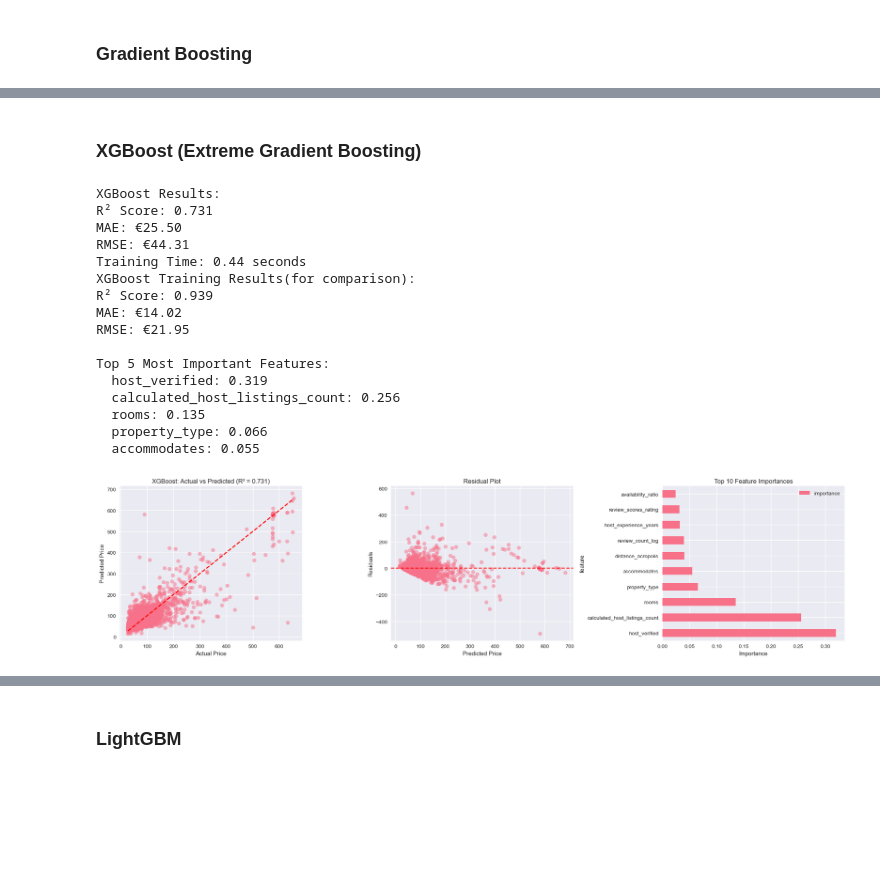
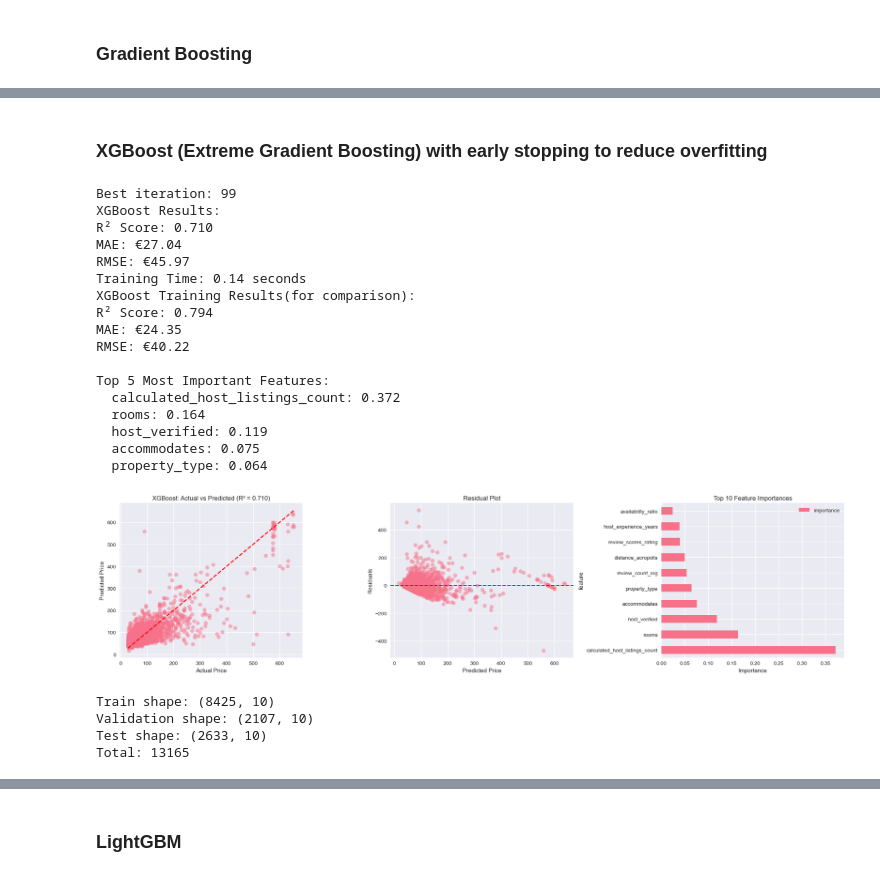
Before and after one commit to Ioannis-Stamatakis/price-prediction-athens-airbnb, a Jupyter notebook: Notebook/model_pipeline_notebook.ipynb, the cells around one changed output, grey strips where cells are left out. Saved outputs shown, nothing was run; the diff lists cells and outputs as text; code cells hidden in the pictures; blank space fills up the shorter version.

```diff
--- a/Notebook/model_pipeline_notebook.ipynb
+++ b/Notebook/model_pipeline_notebook.ipynb
@@ -364,7 +366,10 @@ X = model_df[all_features]
 y = model_df['price']
 
 # Split the data
-X_train, X_test, y_train, y_test = train_test_split(X, y, test_size=0.2, random_state=42)
+#X_train, X_test, y_train, y_test = train_test_split(X, y, test_size=0.2, random_state=42)
+X_temp, X_test, y_temp, y_test = train_test_split(X, y, test_size=0.2, random_state=42)
+X_train, X_val, y_train, y_val = train_test_split(X_temp, y_temp, test_size=0.2, random_state=42)
+
 
 print(f"Training set: {X_train.shape}")
 print(f"Test set: {X_test.shape}")
@@ -581,10 +593,13 @@ Top 5 Most Important Features:
 # Train Gradient Boosting
 start_time = time.time()
 gb_model = GradientBoostingRegressor(
-    n_estimators=200,
-    learning_rate=0.1,
-    max_depth=6,
-    subsample=0.8,
+    n_estimators=200,          # Will be reduced by early stopping
+    learning_rate=0.05,        # Reduce from 0.1 (slower learning)
+    max_depth=4,               # Reduce from 6
+    subsample=0.8,             # NEW: use 80% of data per tree
+    validation_fraction=0.2,   # NEW: use 20% for internal validation
+    n_iter_no_change=20,       # NEW: early stopping
+    tol=1e-4,                  # NEW: tolerance for improvement
     random_state=42
 )
 gb_model.fit(X_train, y_train)
@@ -657,22 +672,23 @@ Top 5 Most Important Features:
 # %% [markdown]
-### XGBoost (Extreme Gradient Boosting)
+### XGBoost (Extreme Gradient Boosting) with early stopping to reduce overfitting
 # %%
 # Scale features
 scaler_xgb = StandardScaler()
 numeric_indices = [i for i, col in enumerate(all_features) if col in numeric_features]
 X_train_xgb = X_train.copy()
 X_test_xgb = X_test.copy()
+X_val_xgb = X_val.copy()
 
 if numeric_indices:
     X_train_xgb.iloc[:, numeric_indices] = scaler_xgb.fit_transform(X_train.iloc[:, numeric_indices])
     X_test_xgb.iloc[:, numeric_indices] = scaler_xgb.transform(X_test.iloc[:, numeric_indices])
-
+    X_val_xgb.iloc[:, numeric_indices] = scaler_xgb.transform(X_val.iloc[:, numeric_indices])
 # Train XGBoost
 start_time = time.time()
 xgb_model = xgb.XGBRegressor(
-    n_estimators=300,
-    learning_rate=0.08,
-    max_depth=7,
+    n_estimators=100,
+    learning_rate=0.1,
+    max_depth=5,
     subsample=0.85,
     colsample_bytree=0.85,
     gamma=0.1,
@@ -680,12 +696,19 @@ xgb_model = xgb.XGBRegressor(
     reg_alpha=0.1,
     reg_lambda=0.1,
     random_state=42,
+    early_stopping_rounds=10,
+    eval_metric='mae',
     n_jobs=-1
 )
-xgb_model.fit(X_train_xgb, y_train)
-
+#xgb_model.fit(X_train_xgb, y_train)
+xgb_model.fit(
+    X_train_xgb, y_train,
+    eval_set=[(X_val_xgb, y_val)],
+    verbose=False
+)
+print(f"Best iteration: {xgb_model.best_iteration}")
 # Make predictions
-xgb_pred = xgb_model.predict(X_test_xgb)
+xgb_pred = xgb_model.predict(X_test_xgb,iteration_range=(0, xgb_model.best_iteration + 1))
 
 # Calculate metrics
 xgb_r2 = r2_score(y_test, xgb_pred)
@@ -724,43 +747,54 @@ for _, row in xgb_feature_importance.head(5).iterrows():
 # Visualize results
 fig, axes = plt.subplots(1, 3, figsize=(20, 5))
 
 # Actual vs Predicted
 axes[0].scatter(y_test, xgb_pred, alpha=0.5)
 axes[0].plot([y_test.min(), y_test.max()], [y_test.min(), y_test.max()], 'r--', lw=2)
 axes[0].set_xlabel('Actual Price')
 axes[0].set_ylabel('Predicted Price')
 axes[0].set_title(f'XGBoost: Actual vs Predicted (R² = {xgb_r2:.3f})')
 
 # Residuals
 residuals = y_test - xgb_pred
 axes[1].scatter(xgb_pred, residuals, alpha=0.5)
 axes[1].axhline(y=0, color='r', linestyle='--')
 axes[1].set_xlabel('Predicted Price')
 axes[1].set_ylabel('Residuals')
 axes[1].set_title('Residual Plot')
 
 # Feature importance
 xgb_feature_importance.head(10).plot(x='feature', y='importance', kind='barh', ax=axes[2])
 axes[2].set_title('Top 10 Feature Importances')
 axes[2].set_xlabel('Importance')
 
 plt.tight_layout()
 plt.show()
 # %% [output]
+Best iteration: 99
 XGBoost Results:
-R² Score: 0.731
-MAE: €25.50
-RMSE: €44.31
-Training Time: 0.44 seconds
+R² Score: 0.710
+MAE: €27.04
+RMSE: €45.97
+Training Time: 0.14 seconds
 XGBoost Training Results(for comparison):
-R² Score: 0.939
-MAE: €14.02
-RMSE: €21.95
+R² Score: 0.794
+MAE: €24.35
+RMSE: €40.22
 
 Top 5 Most Important Features:
-  host_verified: 0.319
-  calculated_host_listings_count: 0.256
-  rooms: 0.135
-  property_type: 0.066
-  accommodates: 0.055
+  calculated_host_listings_count: 0.372
+  rooms: 0.164
+  host_verified: 0.119
+  accommodates: 0.075
+  property_type: 0.064
-[figure, old version]
+[figure, new version]
+# %%
+print(f"Train shape: {X_train.shape}")
+print(f"Validation shape: {X_val.shape}")
+print(f"Test shape: {X_test.shape}")
+print(f"Total: {X_train.shape[0] + X_val.shape[0] + X_test.shape[0]}")
+# %% [output]
+Train shape: (8425, 10)
+Validation shape: (2107, 10)
+Test shape: (2633, 10)
+Total: 13165
```
Also changed, not shown: parts of 13 cells of this notebook.
